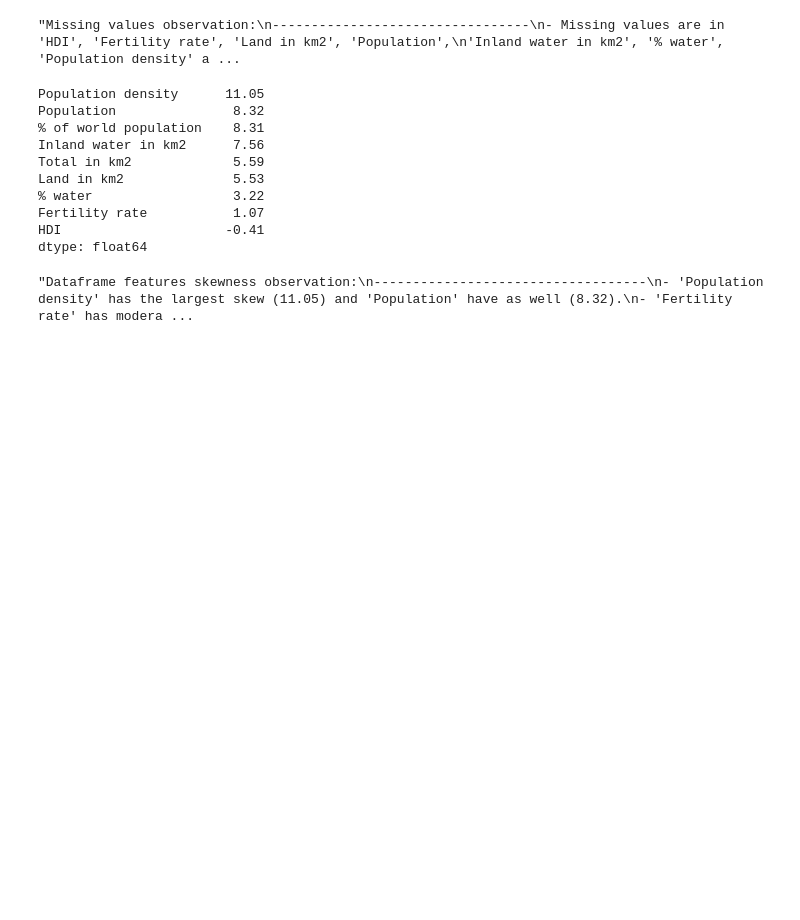
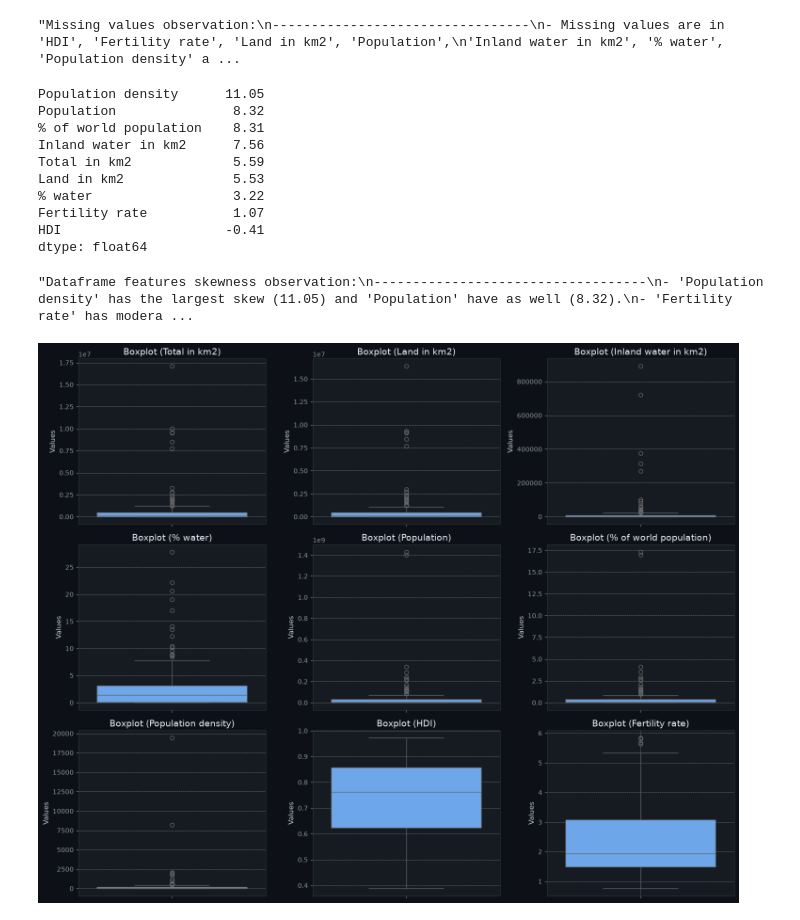
Before and after one commit to Chumus2/Wikipedia-Country-Statistics-2026-Clustering, a Jupyter notebook: ml/notebooks/EDA.ipynb, the cells around one changed output. Cells and saved outputs as stored; diff of their text form; code cells hidden in the pictures; blank space fills up the shorter version.

```diff
--- a/ml/notebooks/EDA.ipynb
+++ b/ml/notebooks/EDA.ipynb
@@ -161,3 +171,28 @@ Fertility rate           1.07
 HDI                     -0.41
 dtype: float64
 "Dataframe features skewness observation:\n-----------------------------------\n- 'Population density' has the largest skew (11.05) and 'Population' have as well (8.32).\n- 'Fertility rate' has modera ...
+# %%
+num_cols = df.select_dtypes("number").columns
+
+n_cols = 3
+n_rows = (len(num_cols) + n_cols - 1) // n_cols
+
+fig, axes = plt.subplots(n_rows, n_cols, figsize=(5 * n_cols, 4 * n_rows))
+axes = axes.flatten()
+
+for i, col in enumerate(num_cols):
+    sns.boxplot(
+        y=df[col],
+        ax=axes[i]
+    )
+    axes[i].set_title(f"Boxplot ({col})")
+    axes[i].set_ylabel("Values")
+
+for i in range(len(num_cols), len(axes)):
+    fig.delaxes(axes[i])
+
+plt.tight_layout()
+plt.grid(True)
+plt.show()
+# %% [output]
+[figure, added]
```
Also changed, not shown: parts of 2 cells of this notebook.
